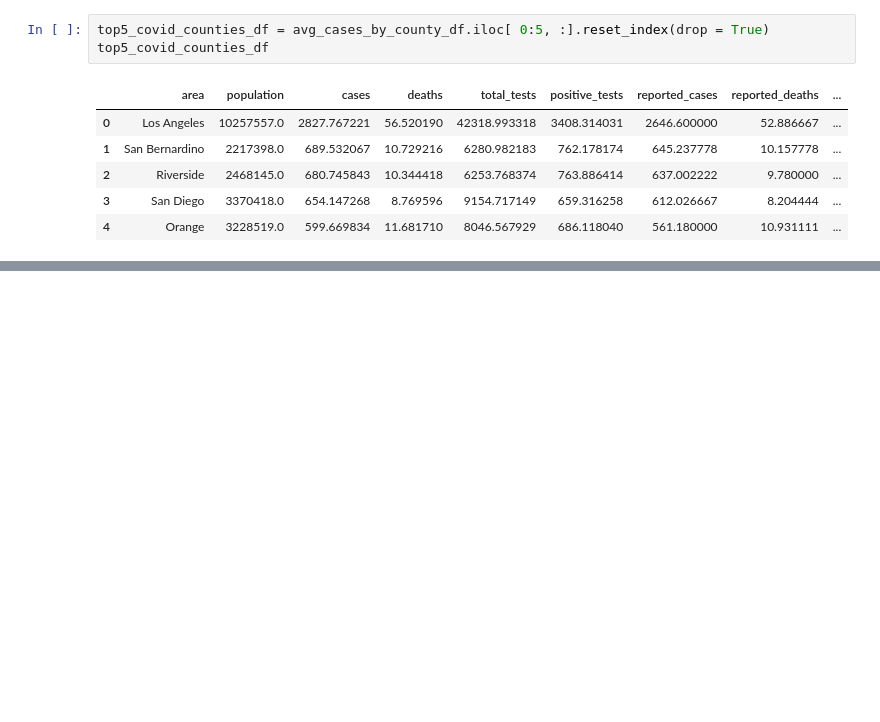
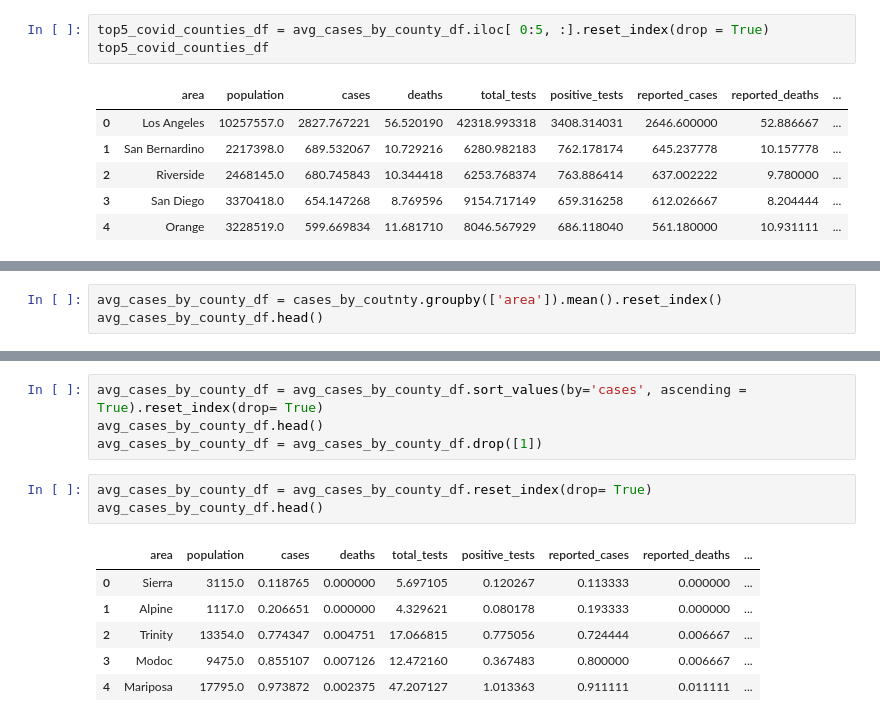
Before and after one commit to JAlvarado23A/covid_and_rest_survival, a Jupyter notebook: FC_data_restaurant.ipynb, the cells around one changed output, grey strips where cells are left out. Drawn from its saved outputs; the diff is of its cells as text; blank space fills up the shorter version.

```diff
--- a/FC_data_restaurant.ipynb
+++ b/FC_data_restaurant.ipynb
@@ -530,0 +550,3 @@ plt.show()
+# %%
+avg_cases_by_county_df = cases_by_coutnty.groupby(['area']).mean().reset_index()
+avg_cases_by_county_df.head()
@@ -530,0 +560,14 @@ plt.show()
+# %%
+avg_cases_by_county_df = avg_cases_by_county_df.sort_values(by='cases', ascending = True).reset_index(drop= True)
+avg_cases_by_county_df.head()
+avg_cases_by_county_df = avg_cases_by_county_df.drop([1])
+# %%
+avg_cases_by_county_df = avg_cases_by_county_df.reset_index(drop= True)
+avg_cases_by_county_df.head()
+# %% [output]
+|  | area | population | cases | deaths | total_tests | positive_tests | reported_cases | reported_deaths | ... |
+| 0 | Sierra | 3115.0 | 0.118765 | 0.000000 | 5.697105 | 0.120267 | 0.113333 | 0.000000 | ... |
+| 1 | Alpine | 1117.0 | 0.206651 | 0.000000 | 4.329621 | 0.080178 | 0.193333 | 0.000000 | ... |
+| 2 | Trinity | 13354.0 | 0.774347 | 0.004751 | 17.066815 | 0.775056 | 0.724444 | 0.006667 | ... |
+| 3 | Modoc | 9475.0 | 0.855107 | 0.007126 | 12.472160 | 0.367483 | 0.800000 | 0.006667 | ... |
+| 4 | Mariposa | 17795.0 | 0.973872 | 0.002375 | 47.207127 | 1.013363 | 0.911111 | 0.011111 | ... |
```
Also changed, not shown: parts of 7 cells of this notebook.
